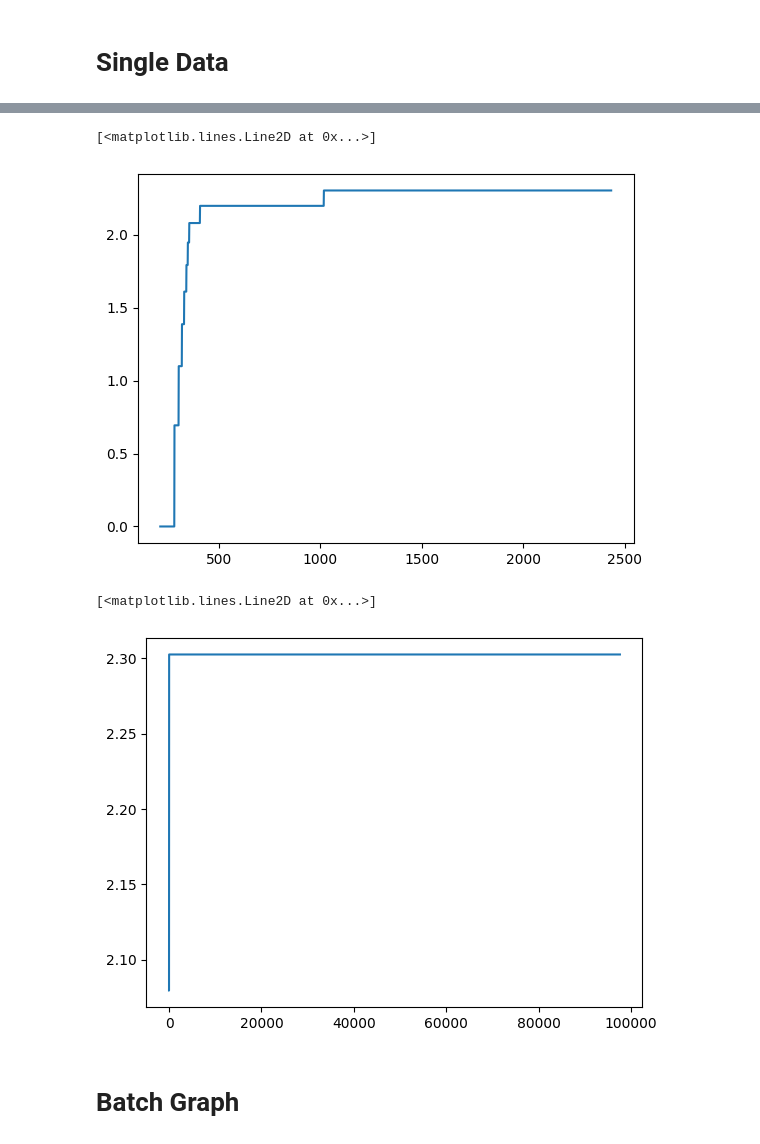
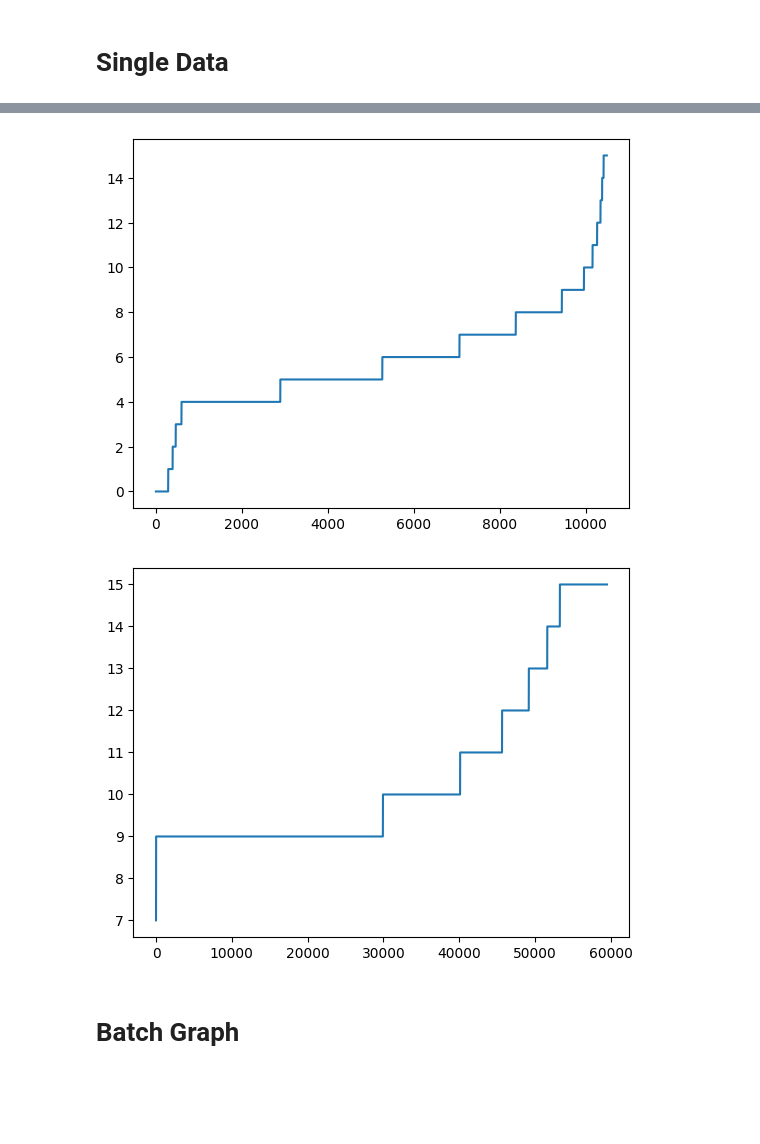
Before and after one commit to zbh888/LEOhandover, a Jupyter notebook: src/dataprocess.ipynb, the cells around one changed output, grey strips where cells are left out. Cells and saved outputs as stored; diff of their text form; code cells hidden in the pictures; blank space fills up the shorter version.

```diff
--- a/src/dataprocess.ipynb
+++ b/src/dataprocess.ipynb
@@ -43,7 +21,7 @@ for p in pos:
 # %% [markdown]
 # Single Data
 # %%
-with open('./LEOhandover/graph_datadata_object.pkl', 'rb') as inp:
+with open('../defaultres 2/graph_datadata_object.pkl', 'rb') as inp:
     data = pickle.load(inp)
 # %%
 # Collect UE's data handover from the satellite 1
@@ -154,13 +137,11 @@ plt.plot(sorted(np.log(waiting_time_success)))
 # %%
-plt.plot(sorted(np.log(retransmission_number_success)))
+if len(retransmission_number_success) != 0: plt.plot(sorted((retransmission_number_success)))
 # %% [output]
-[<matplotlib.lines.Line2D at 0x...>]
-[figure, old version]
+[figure, new version]
 # %%
-plt.plot(sorted(np.log(retransmission_number_failure)))
+if len(retransmission_number_failure) != 0: plt.plot(sorted((retransmission_number_failure)))
 # %% [output]
-[<matplotlib.lines.Line2D at 0x...>]
-[figure, old version]
+[figure, new version]
 # %% [markdown]
 # Batch Graph
 # %%
```
Also changed, not shown: parts of 7 cells of this notebook, 1 other file.
